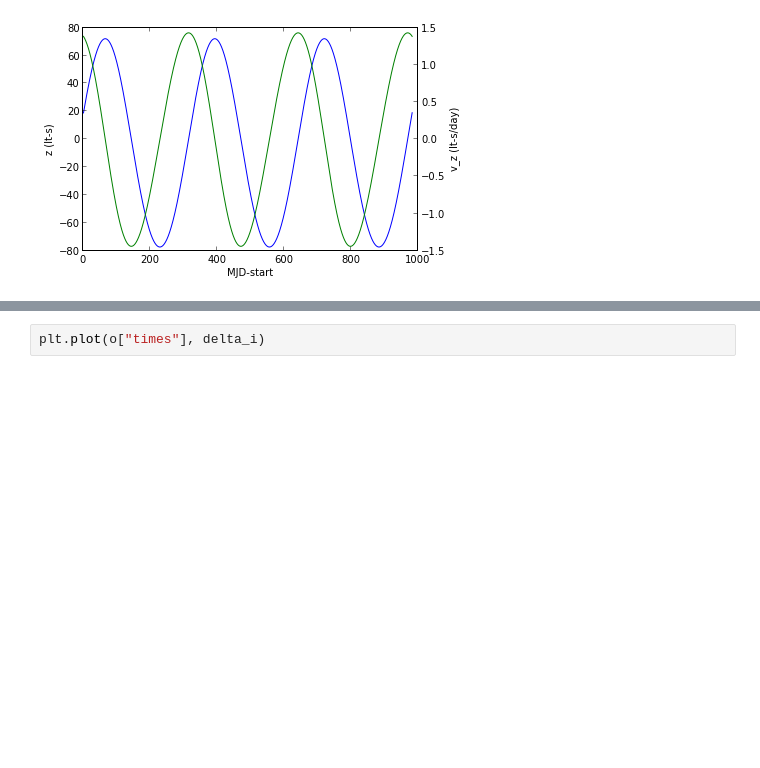
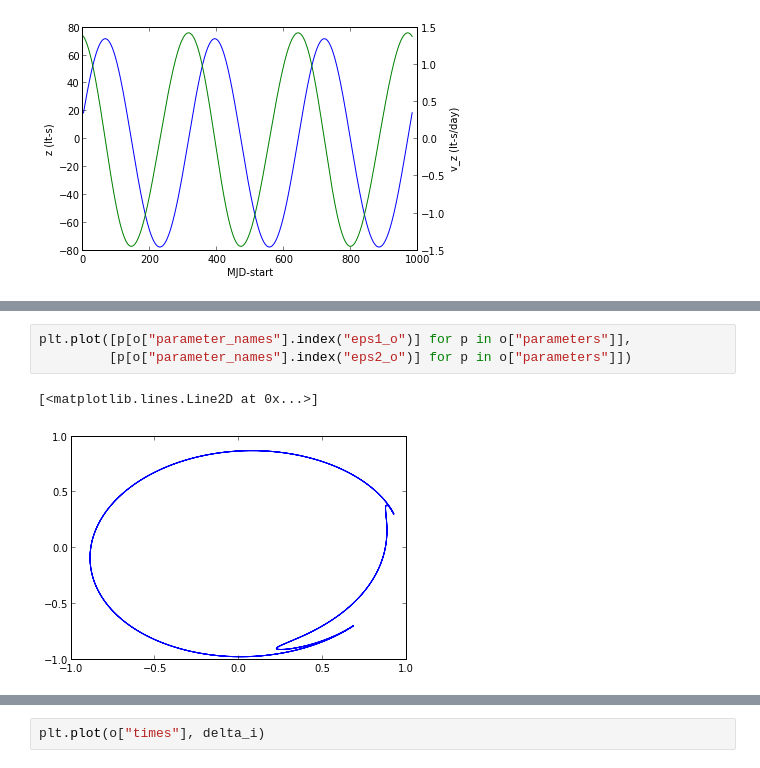
Before and after one commit to aarchiba/triplesystem, a Jupyter notebook: reference_orbit.ipynb, the cells around one changed output, grey strips where cells are left out. Drawn from its saved outputs; the diff is of its cells as text; blank space fills up the shorter version.

```diff
--- a/reference_orbit.ipynb
+++ b/reference_orbit.ipynb
@@ -74,0 +127,6 @@ for i in range(len(o["times"])):
+# %%
+plt.plot([p[o["parameter_names"].index("eps1_o")] for p in o["parameters"]],
+         [p[o["parameter_names"].index("eps2_o")] for p in o["parameters"]])
+# %% [output]
+[<matplotlib.lines.Line2D at 0x...>]
+[figure, added]
```
Also changed, not shown: parts of 9 cells of this notebook, 8 other files.
